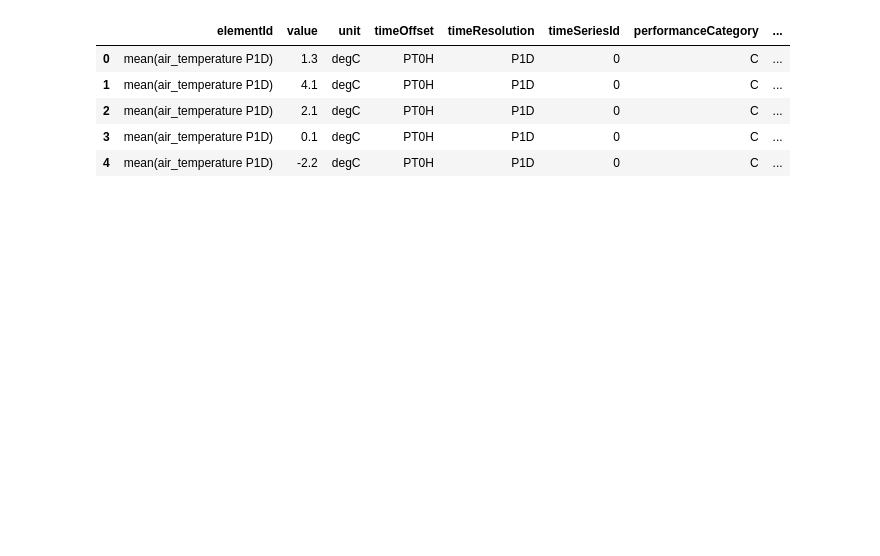
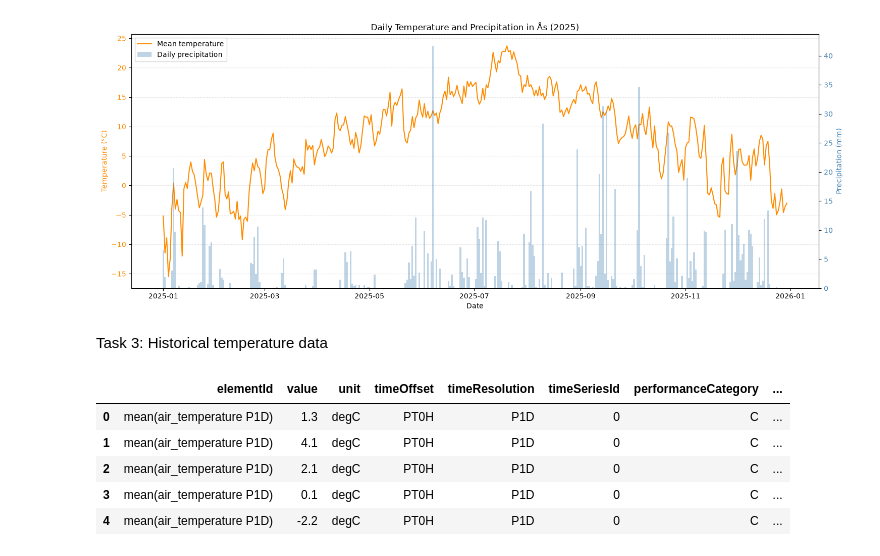
Before and after one commit to Lindaqh/Deliverable1_Uke42, a Jupyter notebook: Deliverable1_Uke42/Deliverable1_Uke42.ipynb, the cells around one changed output. Saved outputs shown, nothing was run; the diff lists cells and outputs as text; code cells hidden in the pictures; blank space fills up the shorter version.

Commit message:
Task1 Task2 Task5

```diff
--- a/Deliverable1_Uke42/Deliverable1_Uke42.ipynb
+++ b/Deliverable1_Uke42/Deliverable1_Uke42.ipynb
@@ -68,0 +137,16 @@ def get_weather_data(
+# %%
+
+# Fetching precipitation data for 2025 from Frost API
+df_precipitation_2025 = get_weather_data(
+    station_id="SN17850",
+    elements="sum(precipitation_amount P1D)",
+    start_date="2025-01-01",
+    end_date="2025-12-31",
+)
+
+# Keep the preferred time offset for daily precipitation
+df_precipitation_2025 = df_precipitation_2025[
+    df_precipitation_2025["timeOffset"] == "PT6H"
+].copy()
+
+display(df_precipitation_2025.head())
@@ -69 +160,47 @@ def get_weather_data(
+# %%
+fig, ax1 = plt.subplots(figsize=(15, 6))
+
+# Plot daily mean temperature as a line
+ax1.plot(
+    pd.to_datetime(df_2025["referenceTime"]),
+    df_2025["value"],
+    color="darkorange",
+    linewidth=1.5,
+    label="Mean temperature",
+)
+
+ax1.set_xlabel("Date")
+ax1.set_ylabel("Temperature (°C)", color="darkorange")
+ax1.tick_params(axis="y", labelcolor="darkorange")
+
+# Create a second y-axis for precipitation
+ax2 = ax1.twinx()
+
+ax2.bar(
+    pd.to_datetime(df_precipitation_2025["referenceTime"]),
+    df_precipitation_2025["value"],
+    color="steelblue",
+    alpha=0.35,
+    width=1.0,
+    label="Daily precipitation",
+)
+
+ax2.set_ylabel("Precipitation (mm)", color="steelblue")
+ax2.tick_params(axis="y", labelcolor="steelblue")
+ax2.set_ylim(bottom=0)
+
+# Add title and combined legend
+ax1.set_title("Daily Temperature and Precipitation in Ås (2025)")
+
+lines, labels = ax1.get_legend_handles_labels()
+bars, bar_labels = ax2.get_legend_handles_labels()
+ax1.legend(lines + bars, labels + bar_labels, loc="upper left")
+
+ax1.grid(True, axis="y", linestyle="--", alpha=0.3)
+fig.tight_layout()
+plt.show()
+# %% [output]
+[figure, added]
+# %% [markdown]
+Task 3: Historical temperature data
 # %%
```
Also changed, not shown: parts of 14 cells of this notebook.
